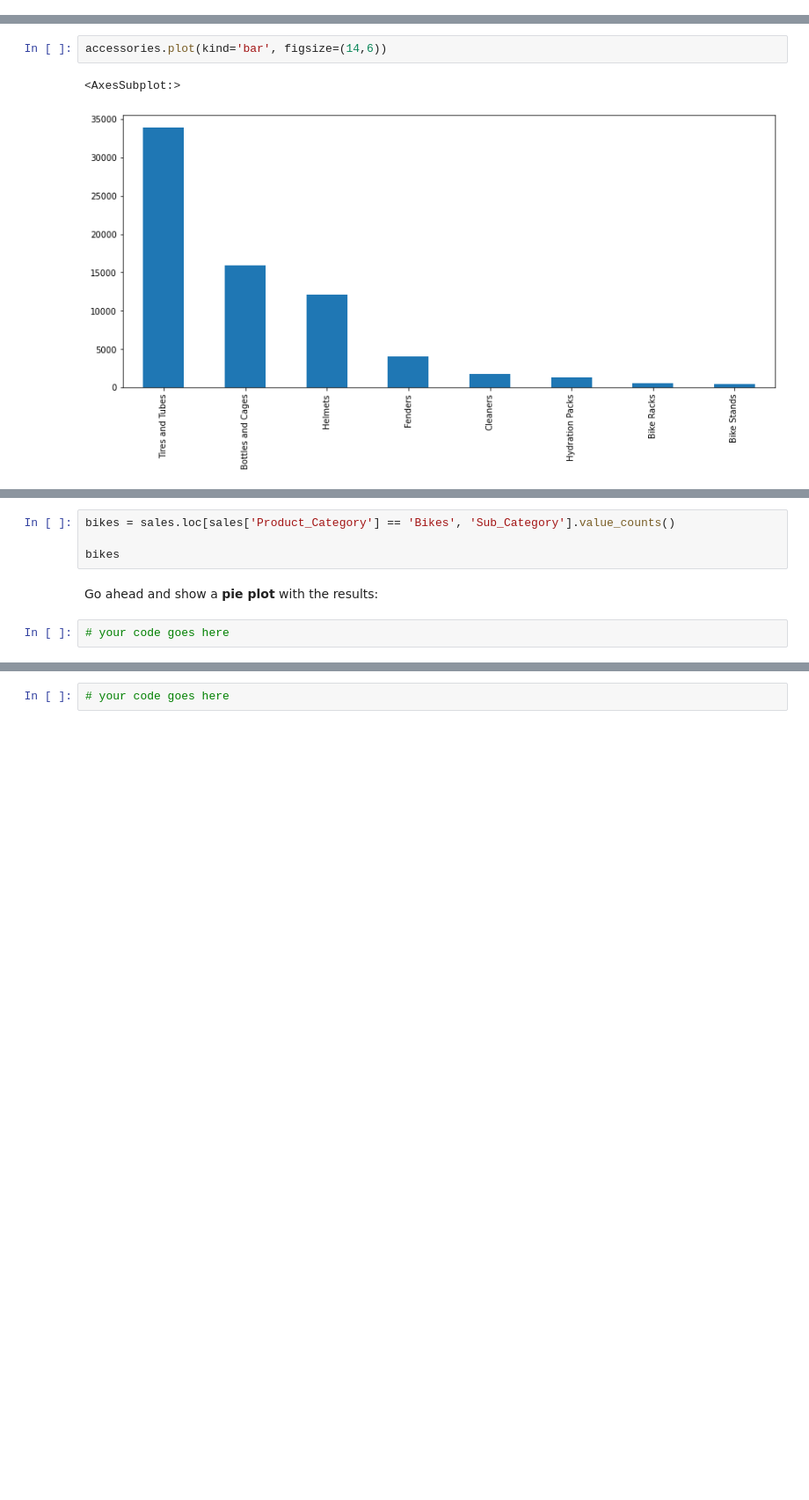
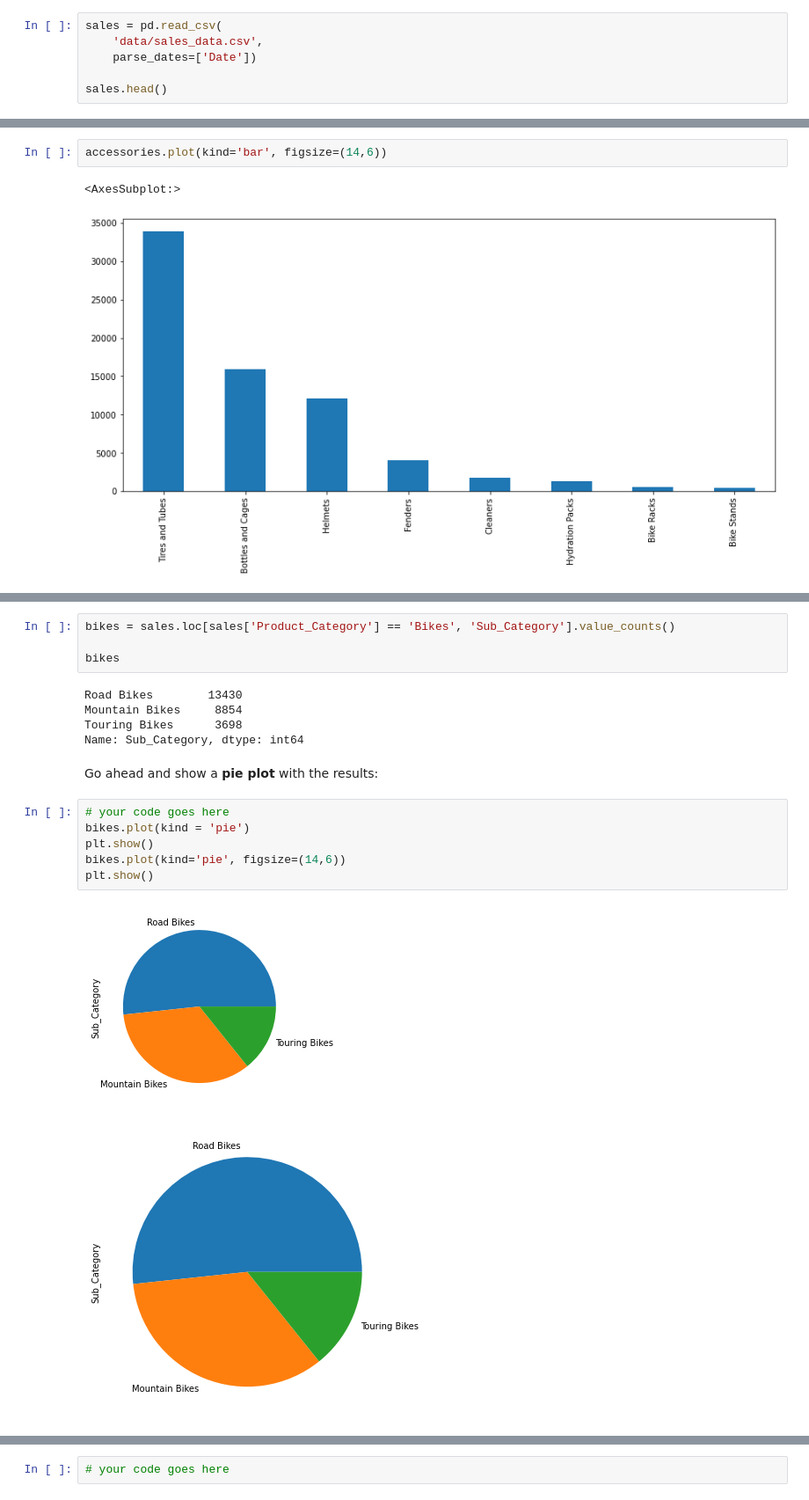
Before and after one commit to FaizanKhalidMohsin/FreeCodeCamp-Pandas-Real-Life-Example, a Jupyter notebook: Exercises_1_Faizan.ipynb, the cells around one changed output, grey strips where cells are left out. Shown at 88% size. Cells and saved outputs as stored; diff of their text form; blank space fills up the shorter version.

```diff
--- a/Exercises_1_Faizan.ipynb
+++ b/Exercises_1_Faizan.ipynb
@@ -40,0 +36,6 @@ sales.head()
+# %%
+sales = pd.read_csv(
+    'data/sales_data.csv',
+    parse_dates=['Date'])
+
+sales.head()
@@ -729,9 +744,21 @@ AttributeError: 'Series' object has no attribute 'contains'
 bikes = sales.loc[sales['Product_Category'] == 'Bikes', 'Sub_Category'].value_counts()
 
 bikes
+# %% [output]
+Road Bikes        13430
+Mountain Bikes     8854
+Touring Bikes      3698
+Name: Sub_Category, dtype: int64
 # %% [markdown]
 Go ahead and show a <b>pie plot</b> with the results:
-# %%
-# your code goes here
+# %%
+# your code goes here
+bikes.plot(kind = 'pie')
+plt.show()
+bikes.plot(kind='pie', figsize=(14,6))
+plt.show()
+# %% [output]
+[figure, added]
+[figure, added]
 # %%
 bikes.plot(kind='pie', figsize=(6,6))
```
Also changed, not shown: parts of 37 cells of this notebook.
